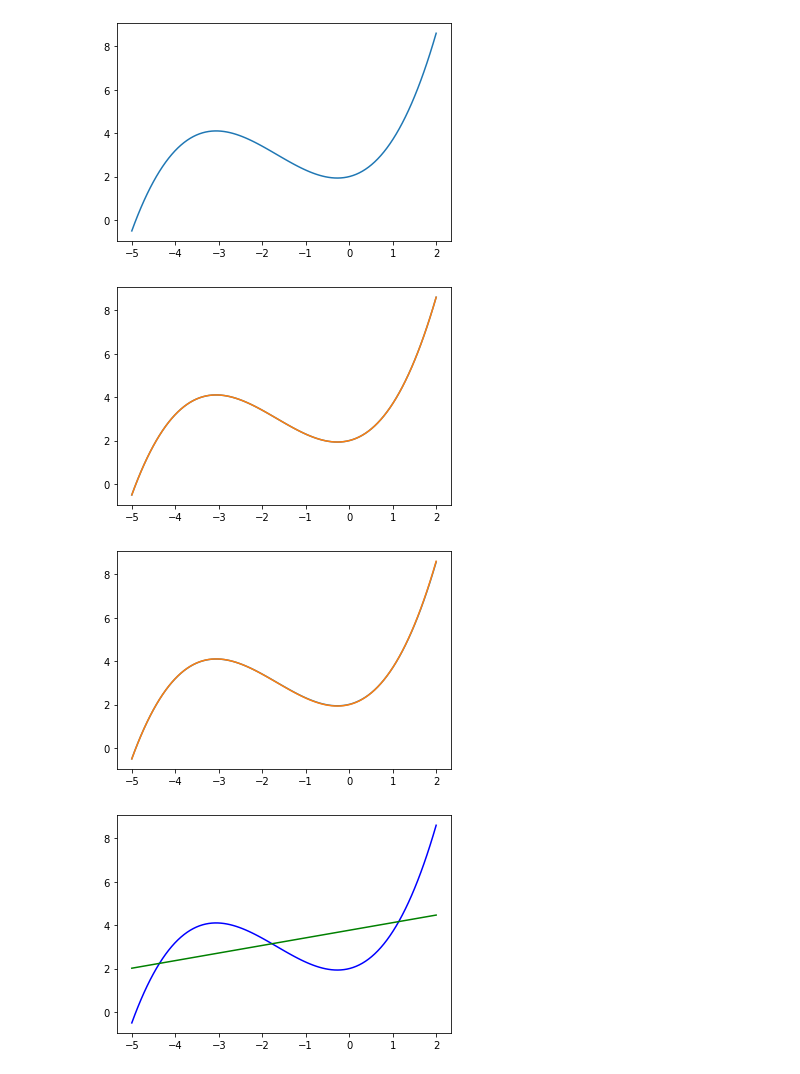
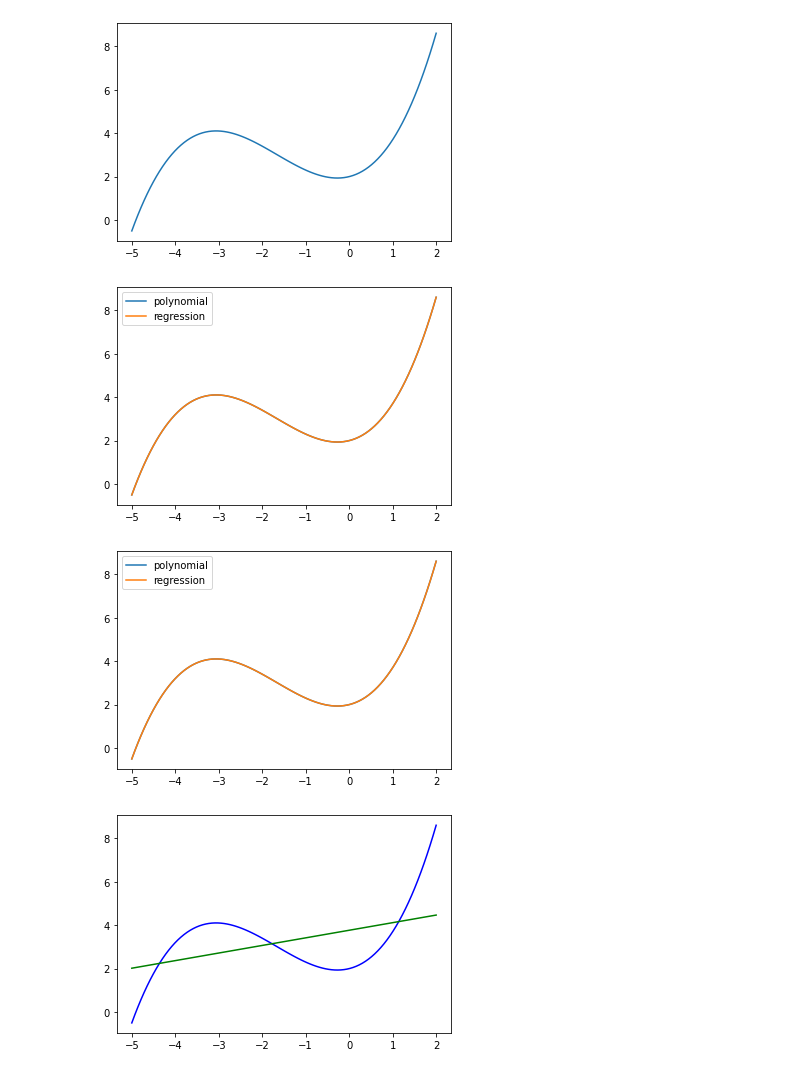
Before and after one commit to TuyenVo104/ee104, a Jupyter notebook: lab4/graph.ipynb, the cells around one changed output. Cells and saved outputs as stored; diff of their text form; code cells hidden in the pictures.

```diff
--- a/lab4/graph.ipynb
+++ b/lab4/graph.ipynb
@@ -18,24 +18,27 @@ plt.plot(n,f(n))
 # %%
 # Polynomial Regression Method
 r = np.polyfit(n,f(n),3)
 p = np.poly1d(r)
 plt.plot(n,f(n),label="polynomial")
 plt.plot(n,p(n),label="regression")
+plt.legend()
 plt.show()
 # %% [output]
-[figure, old version]
+[figure, new version]
 # %%
 # Ridge Regression Method
-model = make_pipeline(PolynomialFeatures(3), Ridge())
+model = make_pipeline(PolynomialFeatures(3), LinearRegression())
 x_train = n.reshape(-1,1)
 y_train = np.reshape(f(n),(-1,1))
 model.fit(x_train,y_train)
 y_plot=model.predict(x_train)
-plt.plot(x_train,y_plot)
-plt.plot(n,f(n))
+plt.plot(n,f(n),label="polynomial")
+plt.plot(x_train,y_plot,label='regression')
+
+plt.legend()
 plt.show()
 # %% [output]
-[figure, old version]
+[figure, new version]
 # %%
 # Linear Regression
 linfit=st.linregress(n,f(n))
```
Also changed, not shown: parts of 3 cells of this notebook, 16 other files.
